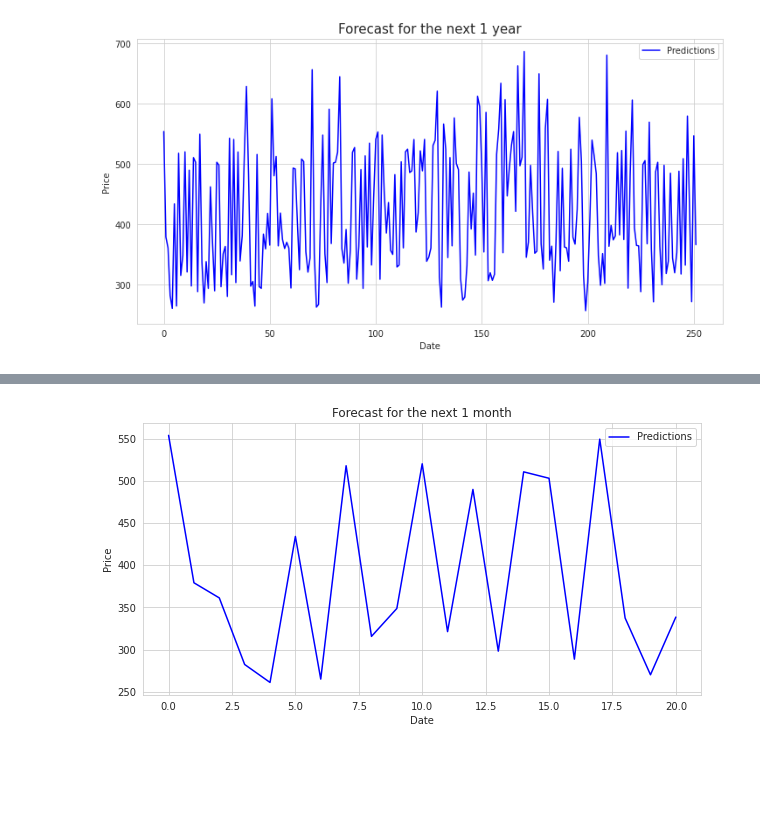
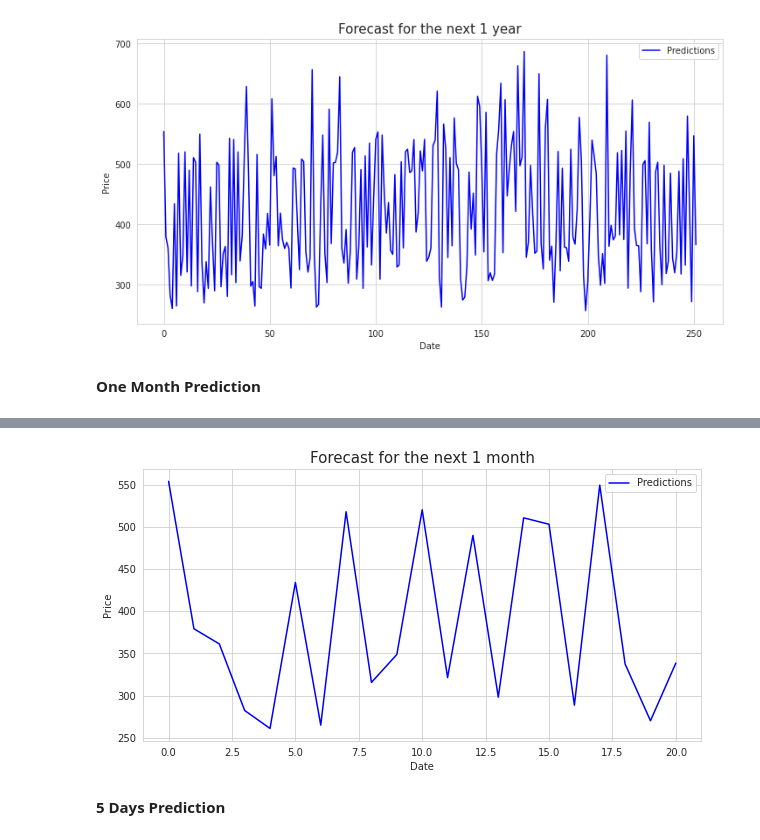
Before and after one commit to vanshu07/Data-Science-ML-Projects, a Jupyter notebook: netflix-stock-prediction.ipynb, the cells around one changed output, grey strips where cells are left out. Drawn from its saved outputs; the diff is of its cells as text; code cells hidden in the pictures; blank space fills up the shorter version.

Commit message:
Kaggle Notebook | Netflix Stock Prediction- Random Forest & Linear R | Version 5

```diff
--- a/netflix-stock-prediction.ipynb
+++ b/netflix-stock-prediction.ipynb
@@ -301,6 +328,8 @@ Sell Date and Price of stock
      Unnamed: 0  Predictions
 170  2022-07-24   686.288272
 [figure]
+# %% [markdown]
+**One Month Prediction**
 # %%
 onemonth_df_pred = pd.read_csv("one-month-predictions.csv")
 buy_price = min(onemonth_df_pred["Predictions"])
@@ -308,10 +337,11 @@ sell_price = max(onemonth_df_pred["Predictions"])
 onemonth_buy = onemonth_df_pred.loc[onemonth_df_pred["Predictions"] == buy_price]
 onemonth_sell = onemonth_df_pred.loc[onemonth_df_pred["Predictions"] == sell_price]
 print("Buy price and date")
-print(onemonth_buy)
+print(onemonth_buy,'\n')
 print("Sell price and date")
 print(onemonth_sell)
-onemonth_df_pred["Predictions"].plot(figsize=(10, 5), title="Forecast for the next 1 month", color="blue")
+onemonth_df_pred["Predictions"].plot(figsize=(10, 5), color="blue")
+plt.title("Forecast for the next 1 month", size=15)
 plt.xlabel("Date")
 plt.ylabel("Price")
 plt.legend()
@@ -323,7 +354,9 @@ Buy price and date
 Sell price and date
    Unnamed: 0  Predictions
 0  2022-02-04   553.971376
-[figure, old version]
+[figure, new version]
+# %% [markdown]
+**5 Days Prediction**
 # %%
 fivedays_df_pred = pd.read_csv("five-days-predictions.csv")
 buy_price = min(fivedays_df_pred["Predictions"])
```
Also changed, not shown: parts of 20 cells of this notebook.
